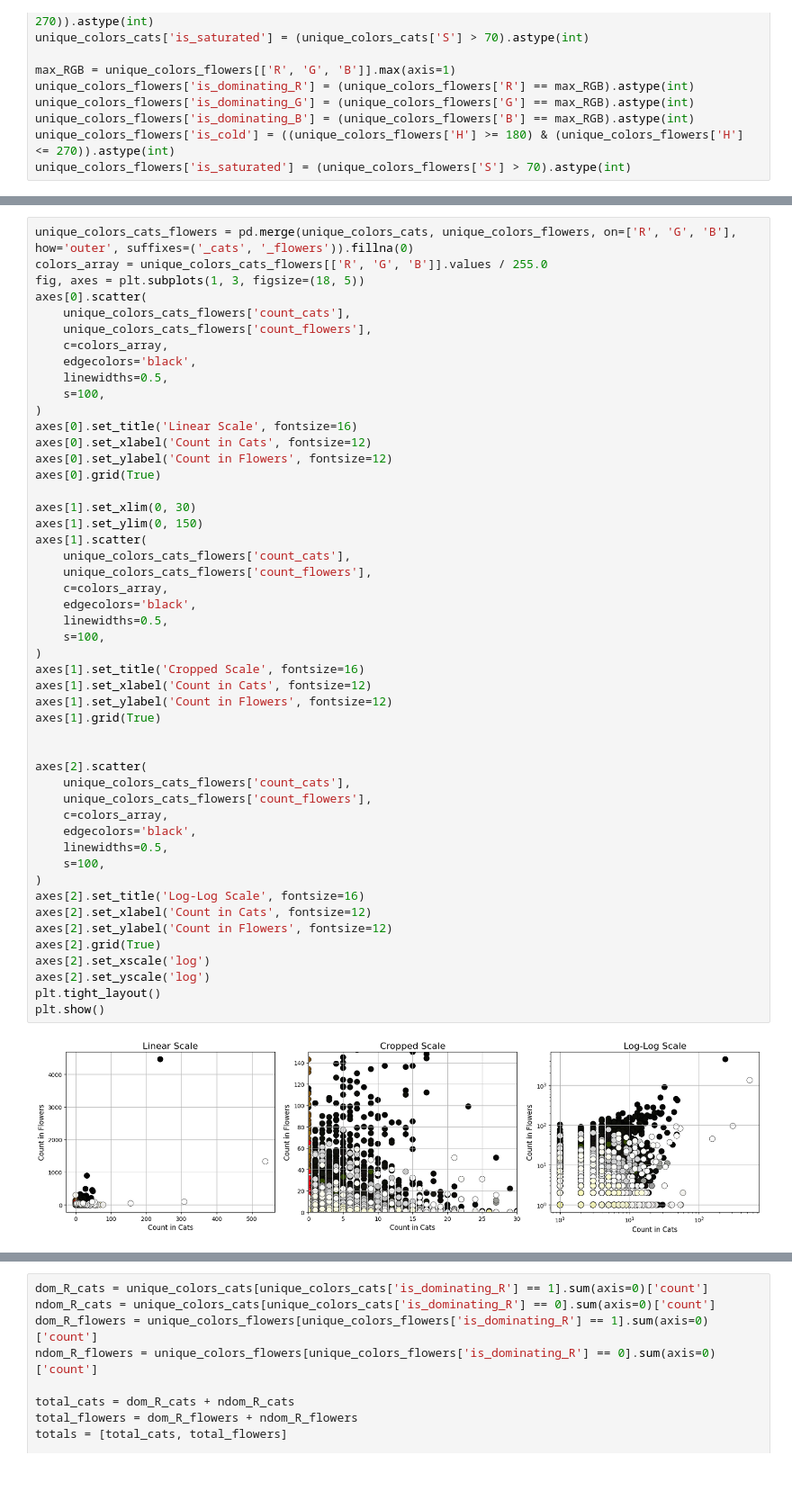
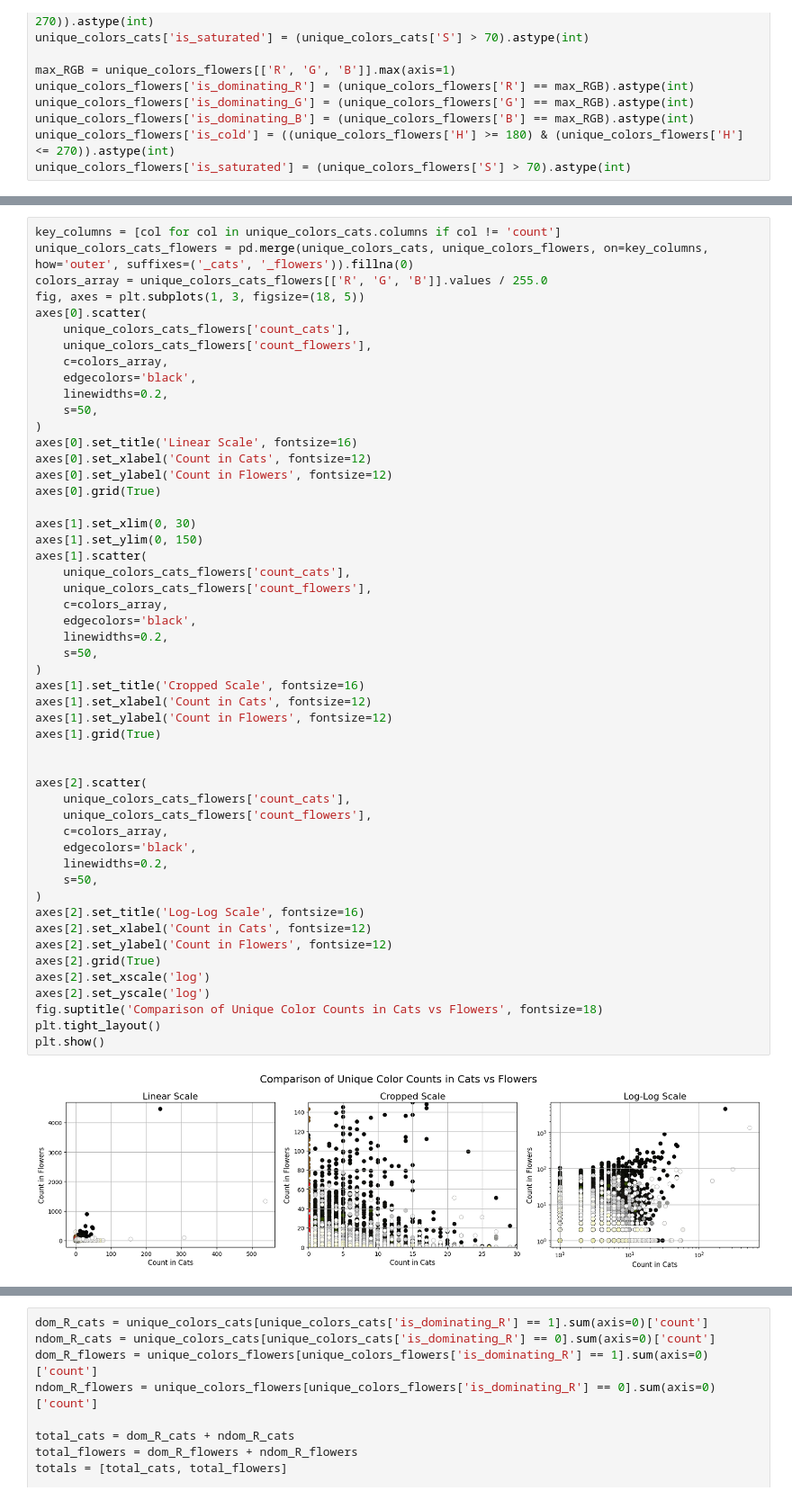
Before and after one commit to ala1200/images-color-reduction, a Jupyter notebook: analysis.ipynb, the cells around one changed output, grey strips where cells are left out. Shown at 90% size. Drawn from its saved outputs; the diff is of its cells as text; blank space fills up the shorter version.

```diff
--- a/analysis.ipynb
+++ b/analysis.ipynb
@@ -310,5 +343,6 @@ plt.show()
 # %%
-unique_colors_cats_flowers = pd.merge(unique_colors_cats, unique_colors_flowers, on=['R', 'G', 'B'], how='outer', suffixes=('_cats', '_flowers')).fillna(0)
+key_columns = [col for col in unique_colors_cats.columns if col != 'count']
+unique_colors_cats_flowers = pd.merge(unique_colors_cats, unique_colors_flowers, on=key_columns, how='outer', suffixes=('_cats', '_flowers')).fillna(0)
 colors_array = unique_colors_cats_flowers[['R', 'G', 'B']].values / 255.0
 fig, axes = plt.subplots(1, 3, figsize=(18, 5))
 axes[0].scatter(
@@ -316,8 +350,8 @@ axes[0].scatter(
     unique_colors_cats_flowers['count_flowers'],
     c=colors_array,
     edgecolors='black',
-    linewidths=0.5,
-    s=100,
+    linewidths=0.2,
+    s=50,
 )
 axes[0].set_title('Linear Scale', fontsize=16)
 axes[0].set_xlabel('Count in Cats', fontsize=12)
@@ -326,35 +360,36 @@ axes[0].grid(True)
 
 axes[1].set_xlim(0, 30)
 axes[1].set_ylim(0, 150)
 axes[1].scatter(
     unique_colors_cats_flowers['count_cats'],
     unique_colors_cats_flowers['count_flowers'],
     c=colors_array,
     edgecolors='black',
-    linewidths=0.5,
-    s=100,
+    linewidths=0.2,
+    s=50,
 )
 axes[1].set_title('Cropped Scale', fontsize=16)
 axes[1].set_xlabel('Count in Cats', fontsize=12)
 axes[1].set_ylabel('Count in Flowers', fontsize=12)
 axes[1].grid(True)
 
 
 axes[2].scatter(
     unique_colors_cats_flowers['count_cats'],
     unique_colors_cats_flowers['count_flowers'],
     c=colors_array,
     edgecolors='black',
-    linewidths=0.5,
-    s=100,
+    linewidths=0.2,
+    s=50,
 )
 axes[2].set_title('Log-Log Scale', fontsize=16)
 axes[2].set_xlabel('Count in Cats', fontsize=12)
 axes[2].set_ylabel('Count in Flowers', fontsize=12)
 axes[2].grid(True)
 axes[2].set_xscale('log')
 axes[2].set_yscale('log')
+fig.suptitle('Comparison of Unique Color Counts in Cats vs Flowers', fontsize=18)
 plt.tight_layout()
 plt.show()
 # %% [output]
-[figure, old version]
+[figure, new version]
```
Also changed, not shown: parts of 54 cells of this notebook, 1 other file.
